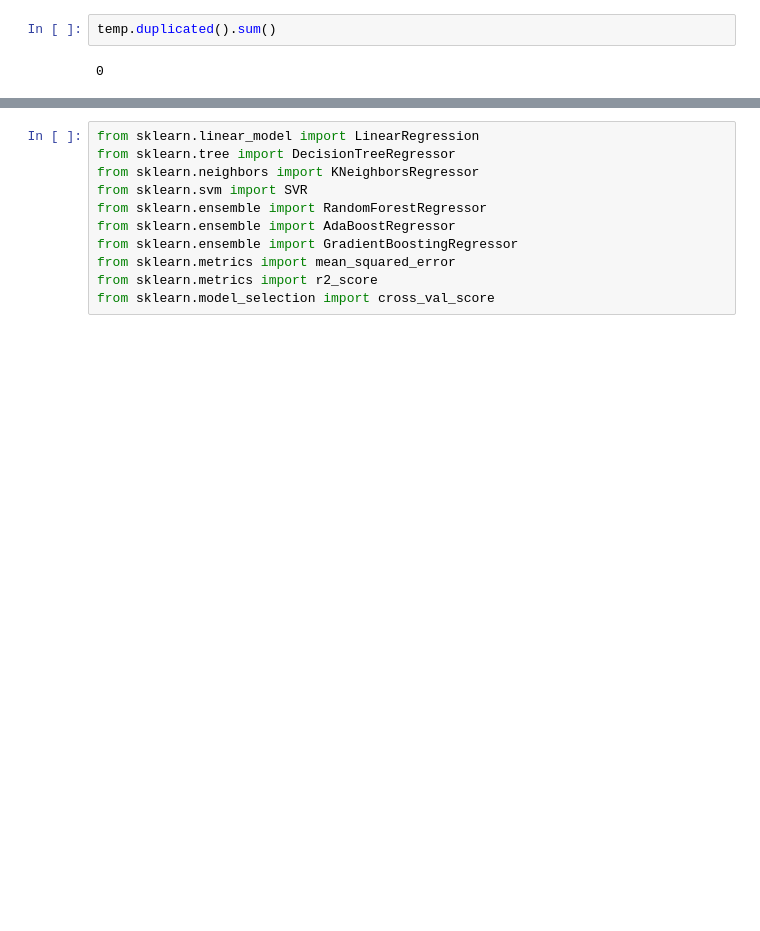
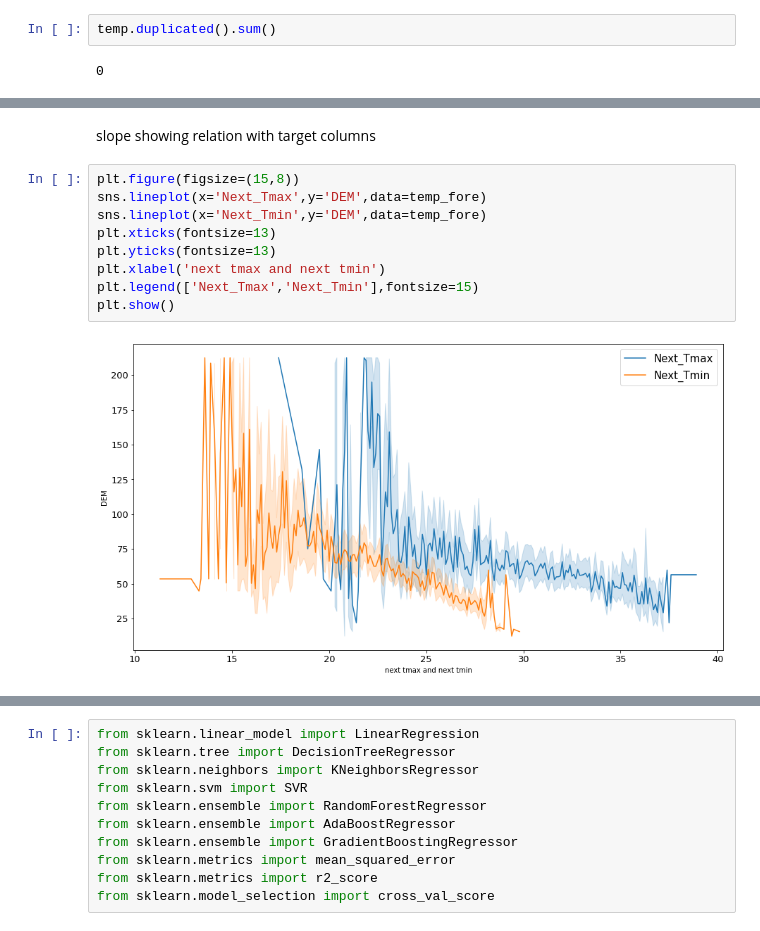
Before and after one commit to Puja-shahi/Data_trained_projects, a Jupyter notebook: temp_forecast_new.ipynb, the cells around one changed output, grey strips where cells are left out. Cells and saved outputs as stored; diff of their text form; blank space fills up the shorter version.

```diff
--- a/temp_forecast_new.ipynb
+++ b/temp_forecast_new.ipynb
@@ -261,0 +270,13 @@ temp_fore.head()
+# %% [markdown]
+slope showing relation with target columns
+# %%
+plt.figure(figsize=(15,8))
+sns.lineplot(x='Next_Tmax',y='DEM',data=temp_fore)
+sns.lineplot(x='Next_Tmin',y='DEM',data=temp_fore)
+plt.xticks(fontsize=13)
+plt.yticks(fontsize=13)
+plt.xlabel('next tmax and next tmin')
+plt.legend(['Next_Tmax','Next_Tmin'],fontsize=15)
+plt.show()
+# %% [output]
+[figure, added]
```
Also changed, not shown: parts of 102 cells of this notebook.
